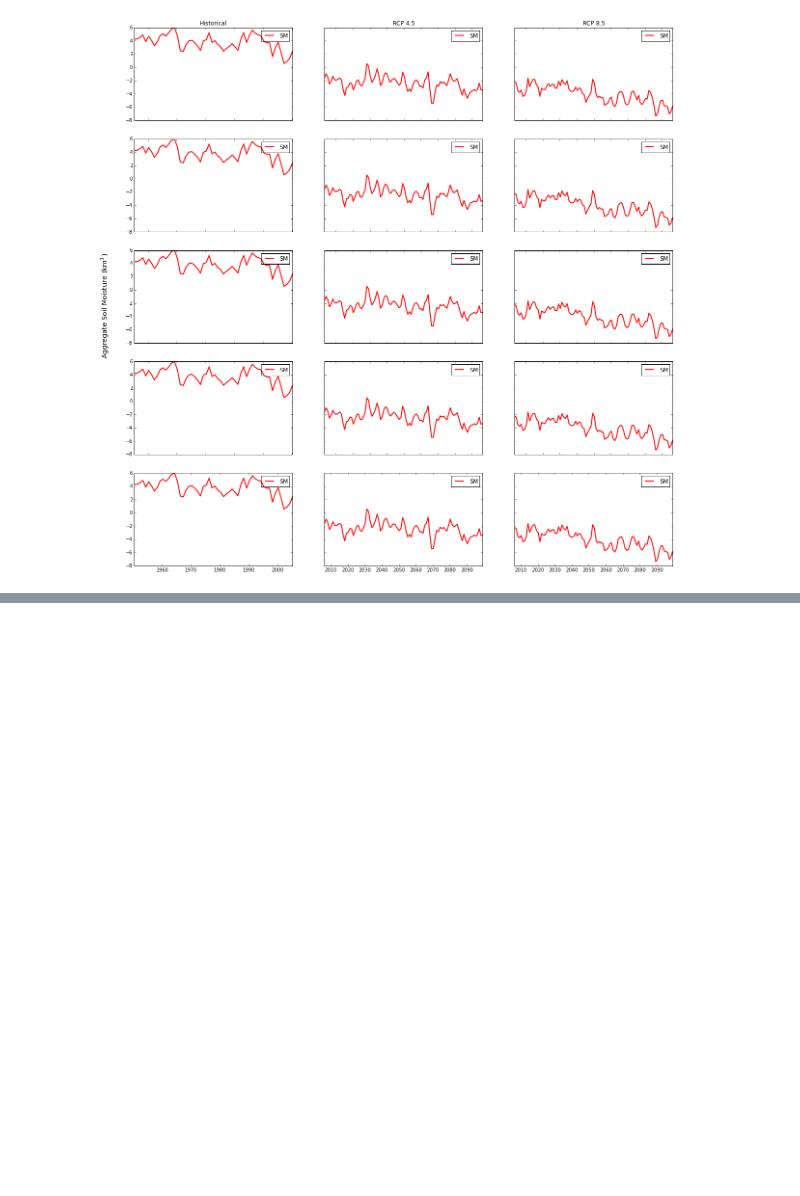
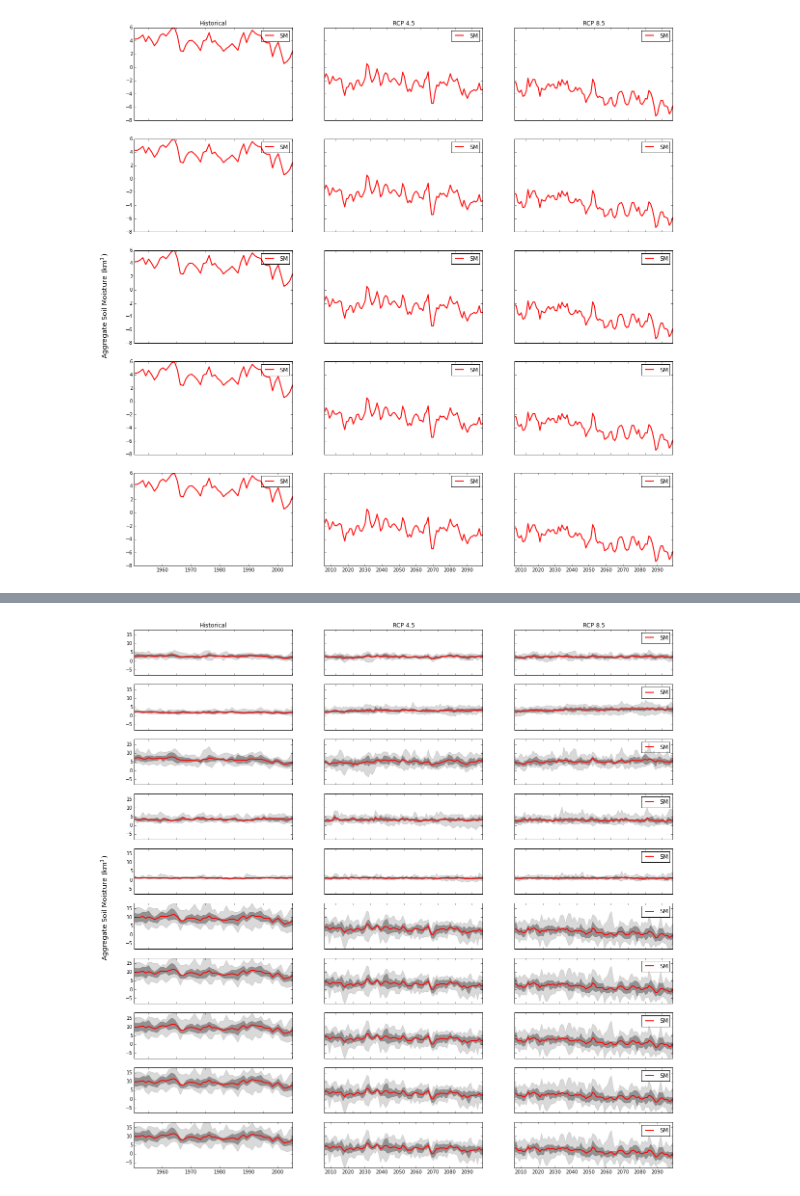
Before and after one commit to XUEYANZHANG9/IS_snowfire, a Jupyter notebook: plot_summer_sm.ipynb, the cells around one changed output, grey strips where cells are left out. Drawn from its saved outputs; the diff is of its cells as text; code cells hidden in the pictures; blank space fills up the shorter version.

```diff
--- a/plot_summer_sm.ipynb
+++ b/plot_summer_sm.ipynb
@@ -177,0 +246,84 @@ len(sm)
+# %%
+basins = ["cascades","california","northernrockies","southernrockies","whites","plains","nwinterior","coastalnorth","coastalsouth","southwest"]
+models = ['CNRM-CM5','NorESM1-M','IPSL-CM5A-MR','CanESM2','CCSM4','HadGEM2-CC365','HadGEM2-ES365','MIROC5','bcc-csm1-1-m',
+          'CSIRO-Mk3-6-0']
+
+lt = 20
+rt = 20
+lw = 2.0
+for variable in variables:
+    num = 0
+    fig = plt.figure(figsize=(lt,rt))
+
+    for basin in basins:
+        for scenario in scenarios:
+            direc = '/raid9/gergel/agg_snowpack/sm_summer'
+            file = '%s_%s.npz' %(basin,scenario)
+            data = np.load(os.path.join(direc,file))
+            sm = data['sm']
+
+            direc = '/raid9/gergel/agg_snowpack/%s' %scenario
+            file = '%s.npz' % "whites"
+            data = np.load(os.path.join(direc,file))
+            dates = data['dates']
+
+            swe_gcms = np.ndarray(shape=(10,len(sm)))
+
+            mod_count = 0
+            for model in models:
+                direc = '/raid9/gergel/agg_snowpack/sm_summer/'
+                file = '%s_%s_%s.npz' % (basin,model,scenario)
+                data = np.load(os.path.join(direc,file))
+                sm = data['sm']
+                swe_gcms[mod_count,:] = sm
+                mod_count += 1
+            swe_max = swe_gcms.max(0)
+            swe_min = swe_gcms.min(0)
+
+            if (scenario == "historical"):
+                ax = fig.add_subplot(10,3,num+1)
+
+            else:
+                ax = fig.add_subplot(10,3,num+1,sharey=ax)
+                plt.setp(ax.get_yticklabels(), visible=False)
+
+
+            if (basin != "southwest"):
+                plt.setp(ax.get_xticklabels(), visible=False)
+            else:
+                ax.xaxis.set_major_locator(matplotlib.dates.YearLocator(10))
+                ax.autoscale_view()
+
+
+            ax.plot_date(dates,swe_gcms.mean(0),fmt='-',color='r',label='SM',linewidth=lw)
+            ax.fill_between(dates,swe_gcms.min(0),swe_gcms.max(0),color='grey',alpha=0.3)
+            ax.fill_between(dates,np.percentile(swe_gcms,25,0),np.percentile(swe_gcms,75,0),color='grey',alpha=0.8)
+
+            plt.ylim((-8,18))
+
+            if (scenario == "rcp85"):
+                plt.legend()
+
+
+            if num == 0:
+                ax.set_title('Historical')
+            elif num == 1:
+                ax.set_title('RCP 4.5')
+            elif num == 2:
+                ax.set_title('RCP 8.5')
+
+            num += 1
+
+
+
+    fig.text(0.075, 0.5, 'Aggregate Soil Moisture (km$^{3}$)', va='center', rotation='vertical',size = 'x-large')
+
+
+
+    ## save plot
+    direc = '/raid9/gergel/agg_snowpack/plots/summer_sm'
+    plotname = 'summer_sm_gcms.png'
+    savepath = os.path.join(direc, plotname)
+    print ("saving figure to '%s'" % savepath)
+    plt.savefig(savepath)
+# %% [output]
@@ -177,0 +331 @@ len(sm)
+[figure, added]
```
Also changed, not shown: parts of 9 cells of this notebook.
